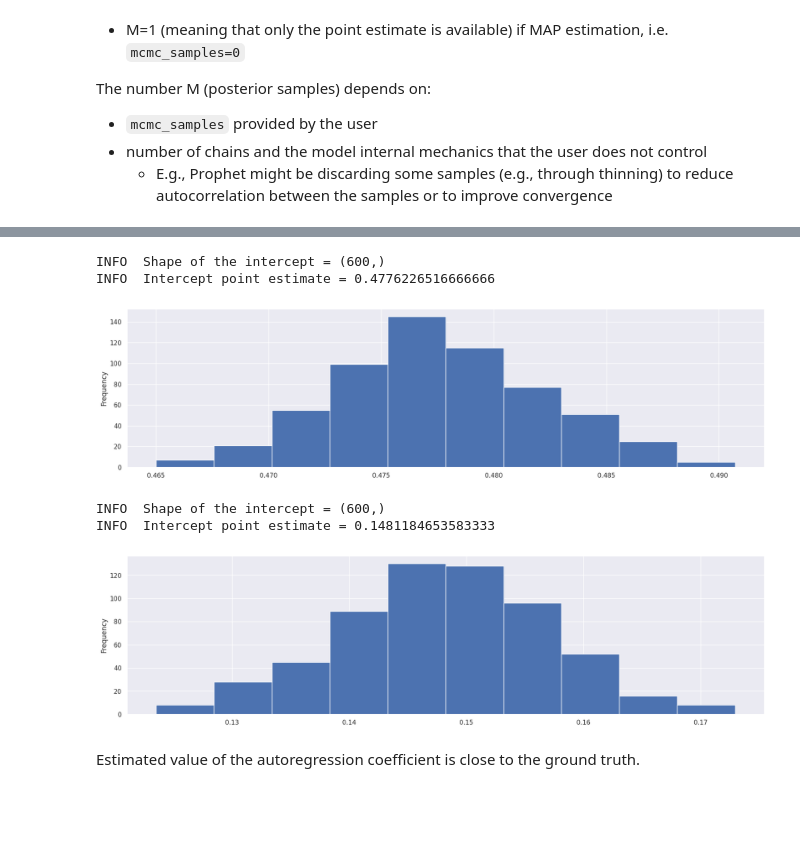
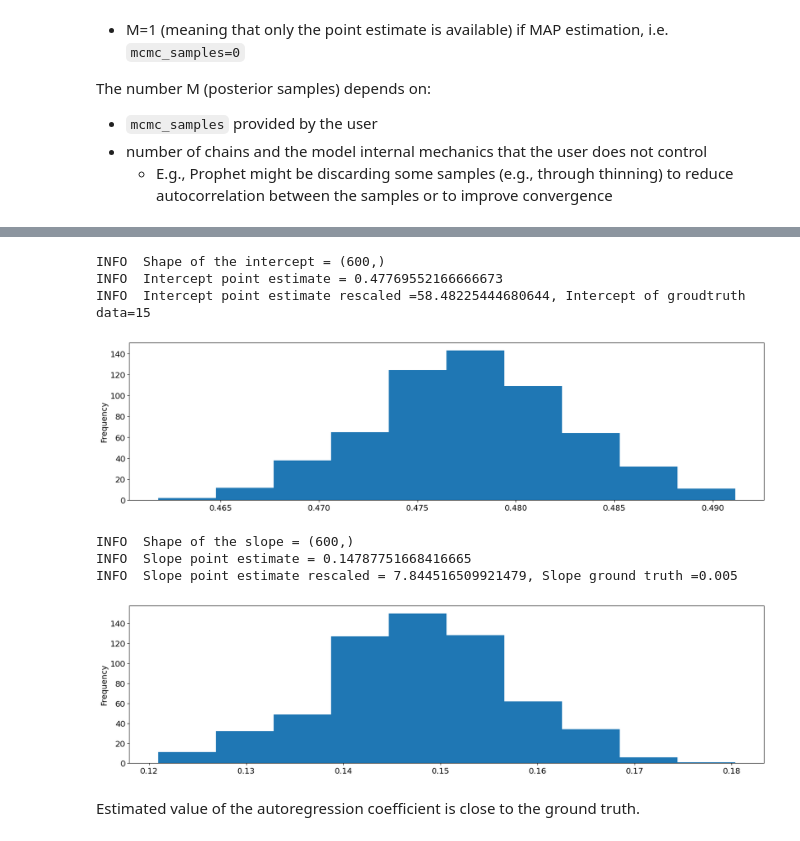
Before and after one commit to vikranth1000/tutorials, a Jupyter notebook: tutorial_prophet/src/Prophet.ipynb, the cells around one changed output, grey strips where cells are left out. Drawn from its saved outputs; the diff is of its cells as text; code cells hidden in the pictures; blank space fills up the shorter version.

```diff
--- a/tutorial_prophet/src/Prophet.ipynb
+++ b/tutorial_prophet/src/Prophet.ipynb
@@ -253,21 +318,25 @@ Scaling:
 # %%
 estimated_intercept = model.params["m"]
 pd.Series(estimated_intercept).plot(kind="hist")
 _LOG.info("Shape of the intercept = %s", estimated_intercept.shape)
 _LOG.info("Intercept point estimate = %s", estimated_intercept.mean())
+_LOG.info("Intercept point estimate rescaled =%s, Intercept of groudtruth data=%s", estimated_intercept.mean()*model.y_scale + model.y_min, config["data"]["intercept"])
 # %% [output]
 INFO  Shape of the intercept = (600,)
-INFO  Intercept point estimate = 0.4776226516666666
+INFO  Intercept point estimate = 0.47769552166666673
+INFO  Intercept point estimate rescaled =58.48225444680644, Intercept of groudtruth data=15
-[figure, old version]
+[figure, new version]
 # %%
 estimated_slope = model.params["k"]
 pd.Series(estimated_slope).plot(kind="hist")
-_LOG.info("Shape of the intercept = %s", estimated_slope.shape)
-_LOG.info("Intercept point estimate = %s", estimated_slope.mean())
+_LOG.info("Shape of the slope = %s", estimated_slope.shape)
+_LOG.info("Slope point estimate = %s", estimated_slope.mean())
+_LOG.info("Slope point estimate rescaled = %s, Slope ground truth =%s", estimated_slope.mean() * model.y_scale, config["data"]["slope"])
 # %% [output]
-INFO  Shape of the intercept = (600,)
-INFO  Intercept point estimate = 0.1481184653583333
+INFO  Shape of the slope = (600,)
+INFO  Slope point estimate = 0.14787751668416665
+INFO  Slope point estimate rescaled = 7.844516509921479, Slope ground truth =0.005
-[figure, old version]
+[figure, new version]
 # %% [markdown]
 Estimated value of the autoregression coefficient is close to the ground truth.
 # %%
```
Also changed, not shown: parts of 37 cells of this notebook, 1 other file.
